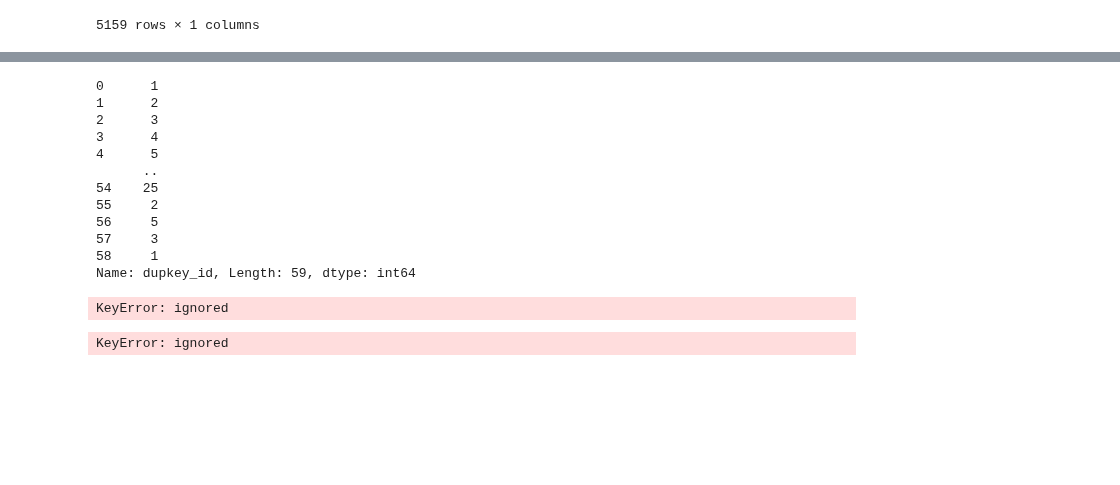
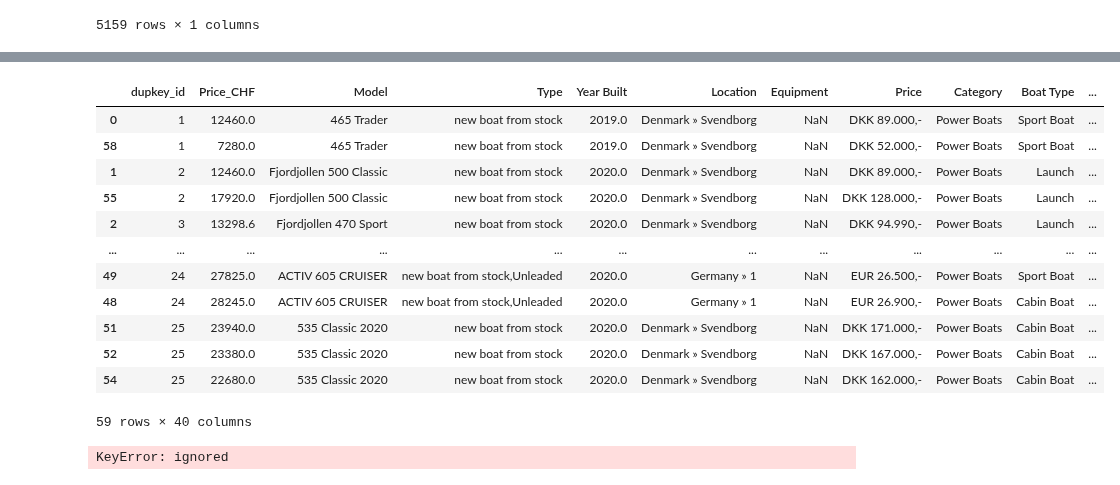
Before and after one commit to kristy25/AcademyPublic, a Jupyter notebook: Untitled1.ipynb, the cells around one changed output, grey strips where cells are left out. Saved outputs shown, nothing was run; the diff lists cells and outputs as text; code cells hidden in the pictures; blank space fills up the shorter version.

```diff
--- a/Untitled1.ipynb
+++ b/Untitled1.ipynb
@@ -1226,22 +1276,19 @@ duplicated_boat.head(10)
-# %%
-duplicated_boat['dupkey_id']
-# %% [output]
-0      1
-1      2
-2      3
-3      4
-4      5
-      ..
-54    25
-55     2
-56     5
-57     3
-58     1
-Name: dupkey_id, Length: 59, dtype: int64
 # %%
-duplicated_boat[['dupkey_id','Price_CHF'] + cols_sort].sort_values(by='dupkey_id')[:4]
+duplicated_boat[['dupkey_id','Price_CHF'] + cols_sort].sort_values(by='dupkey_id')
 # %% [output]
+|  | dupkey_id | Price_CHF | Model | Type | Year Built | Location | Equipment | Price | Category | Boat Type | ... |
+| 0 | 1 | 12460.0 | 465 Trader | new boat from stock | 2019.0 | Denmark » Svendborg | NaN | DKK 89.000,- | Power Boats | Sport Boat | ... |
+| 58 | 1 | 7280.0 | 465 Trader | new boat from stock | 2019.0 | Denmark » Svendborg | NaN | DKK 52.000,- | Power Boats | Sport Boat | ... |
+| 1 | 2 | 12460.0 | Fjordjollen 500 Classic | new boat from stock | 2020.0 | Denmark » Svendborg | NaN | DKK 89.000,- | Power Boats | Launch | ... |
+| 55 | 2 | 17920.0 | Fjordjollen 500 Classic | new boat from stock | 2020.0 | Denmark » Svendborg | NaN | DKK 128.000,- | Power Boats | Launch | ... |
+| 2 | 3 | 13298.6 | Fjordjollen 470 Sport | new boat from stock | 2020.0 | Denmark » Svendborg | NaN | DKK 94.990,- | Power Boats | Launch | ... |
+| ... | ... | ... | ... | ... | ... | ... | ... | ... | ... | ... | ... |
+| 49 | 24 | 27825.0 | ACTIV 605 CRUISER | new boat from stock,Unleaded | 2020.0 | Germany » 1 | NaN | EUR 26.500,- | Power Boats | Sport Boat | ... |
+| 48 | 24 | 28245.0 | ACTIV 605 CRUISER | new boat from stock,Unleaded | 2020.0 | Germany » 1 | NaN | EUR 26.900,- | Power Boats | Cabin Boat | ... |
+| 51 | 25 | 23940.0 | 535 Classic 2020 | new boat from stock | 2020.0 | Denmark » Svendborg | NaN | DKK 171.000,- | Power Boats | Cabin Boat | ... |
+| 52 | 25 | 23380.0 | 535 Classic 2020 | new boat from stock | 2020.0 | Denmark » Svendborg | NaN | DKK 167.000,- | Power Boats | Cabin Boat | ... |
+| 54 | 25 | 22680.0 | 535 Classic 2020 | new boat from stock | 2020.0 | Denmark » Svendborg | NaN | DKK 162.000,- | Power Boats | Cabin Boat | ... |
-KeyError: ignored
+59 rows × 40 columns
 # %%
 mean_Price=pd.DataFrame(duplicated_boat.groupby(by=['dupkey_id'],dropna=False)['Price_CHF'].mean()).reset_index(drop=True)
 # %% [output]
```
Also changed, not shown: parts of 12 cells of this notebook.
